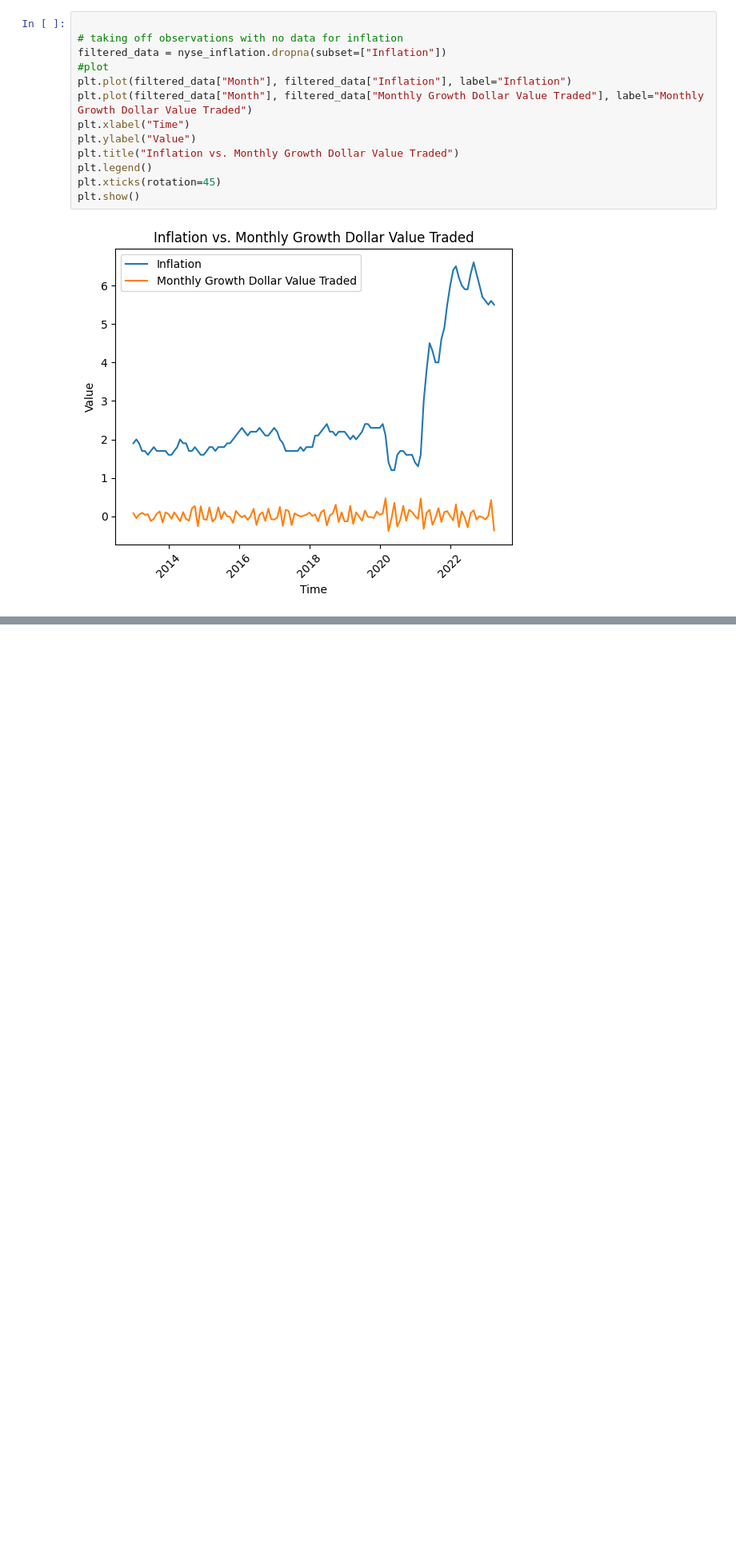
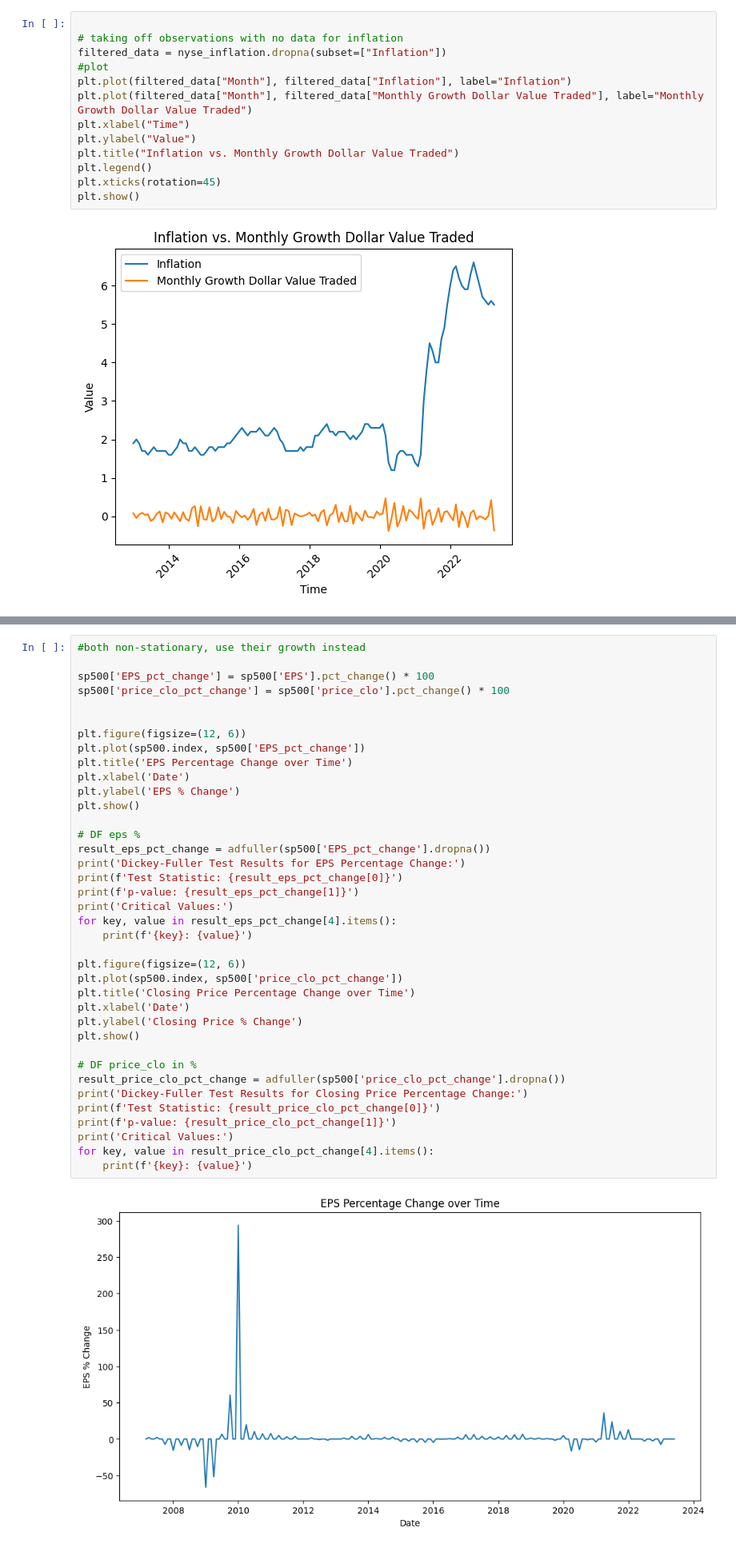
Before and after one commit to glomanu/TMDLGroupProject, a Jupyter notebook: Project.ipynb, the cells around one changed output, grey strips where cells are left out. Shown at 80% size. Saved outputs shown, nothing was run; the diff lists cells and outputs as text; blank space fills up the shorter version.

```diff
--- a/Project.ipynb
+++ b/Project.ipynb
@@ -377,0 +652,40 @@ files.download("/content/nyse_gdp.xlsx")
+# %%
+#both non-stationary, use their growth instead
+
+sp500['EPS_pct_change'] = sp500['EPS'].pct_change() * 100
+sp500['price_clo_pct_change'] = sp500['price_clo'].pct_change() * 100
+
+
+plt.figure(figsize=(12, 6))
+plt.plot(sp500.index, sp500['EPS_pct_change'])
+plt.title('EPS Percentage Change over Time')
+plt.xlabel('Date')
+plt.ylabel('EPS % Change')
+plt.show()
+
+# DF eps %
+result_eps_pct_change = adfuller(sp500['EPS_pct_change'].dropna())
+print('Dickey-Fuller Test Results for EPS Percentage Change:')
+print(f'Test Statistic: {result_eps_pct_change[0]}')
+print(f'p-value: {result_eps_pct_change[1]}')
+print('Critical Values:')
+for key, value in result_eps_pct_change[4].items():
+    print(f'{key}: {value}')
+
+plt.figure(figsize=(12, 6))
+plt.plot(sp500.index, sp500['price_clo_pct_change'])
+plt.title('Closing Price Percentage Change over Time')
+plt.xlabel('Date')
+plt.ylabel('Closing Price % Change')
+plt.show()
+
+# DF price_clo in %
+result_price_clo_pct_change = adfuller(sp500['price_clo_pct_change'].dropna())
+print('Dickey-Fuller Test Results for Closing Price Percentage Change:')
+print(f'Test Statistic: {result_price_clo_pct_change[0]}')
+print(f'p-value: {result_price_clo_pct_change[1]}')
+print('Critical Values:')
+for key, value in result_price_clo_pct_change[4].items():
+    print(f'{key}: {value}')
+# %% [output]
+[figure, added]
```
Also changed, not shown: parts of 37 cells of this notebook.
